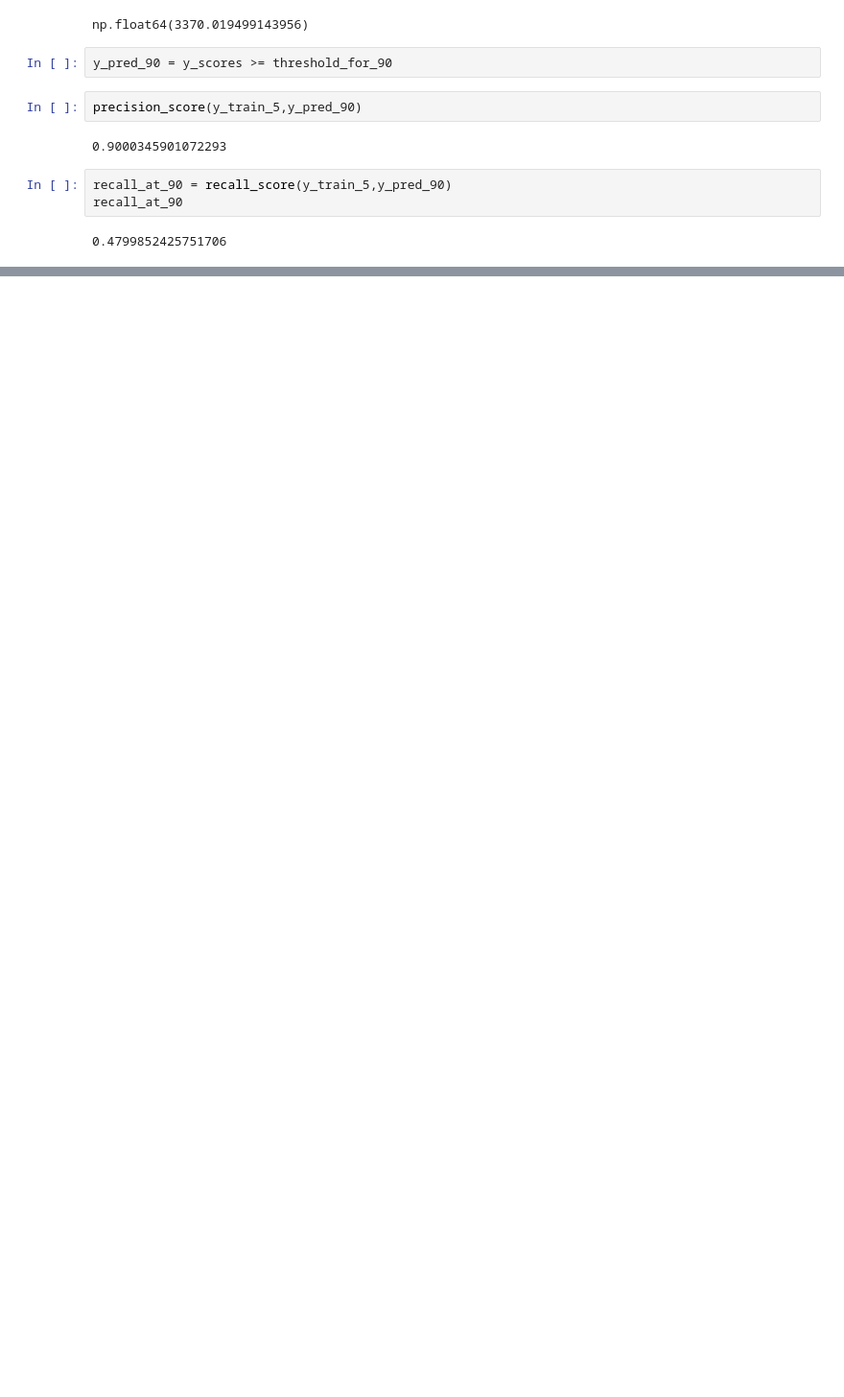
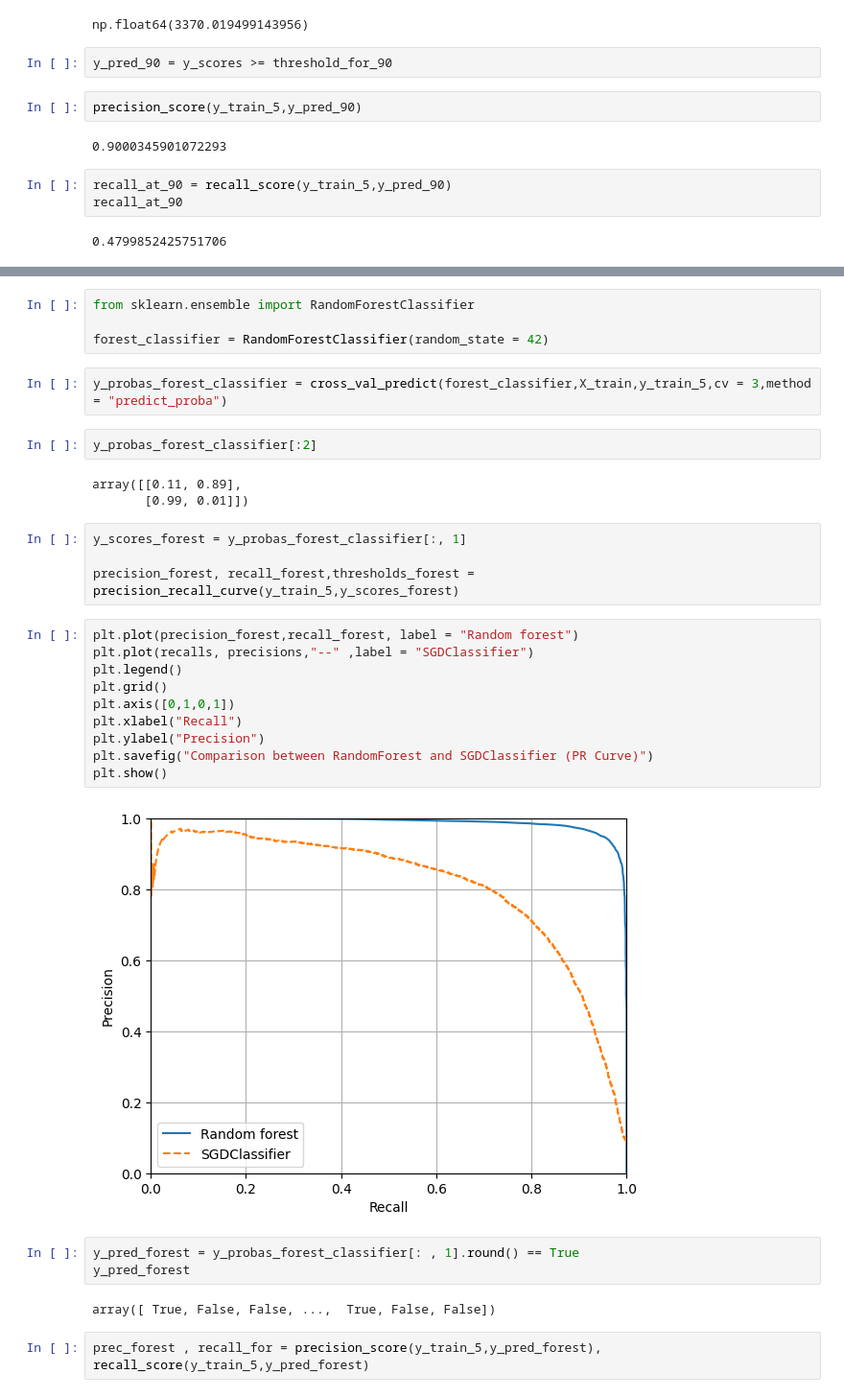
Before and after one commit to weldersalvador/ML, a Jupyter notebook: Chapter 3/Classification.ipynb, the cells around one changed output, grey strips where cells are left out. Shown at 96% size. Saved outputs shown, nothing was run; the diff lists cells and outputs as text; blank space fills up the shorter version.

```diff
--- a/Chapter 3/Classification.ipynb
+++ b/Chapter 3/Classification.ipynb
@@ -157,0 +215,34 @@ recall_at_90
+# %%
+from sklearn.ensemble import RandomForestClassifier
+
+forest_classifier = RandomForestClassifier(random_state = 42)
+# %%
+y_probas_forest_classifier = cross_val_predict(forest_classifier,X_train,y_train_5,cv = 3,method = "predict_proba")
+# %%
+y_probas_forest_classifier[:2]
+# %% [output]
+array([[0.11, 0.89],
+       [0.99, 0.01]])
+# %%
+y_scores_forest = y_probas_forest_classifier[:, 1]
+
+precision_forest, recall_forest,thresholds_forest = precision_recall_curve(y_train_5,y_scores_forest)
+# %%
+plt.plot(precision_forest,recall_forest, label = "Random forest")
+plt.plot(recalls, precisions,"--" ,label = "SGDClassifier")
+plt.legend()
+plt.grid()
+plt.axis([0,1,0,1])
+plt.xlabel("Recall")
+plt.ylabel("Precision")
+plt.savefig("Comparison between RandomForest and SGDClassifier (PR Curve)")
+plt.show()
+# %% [output]
+[figure, added]
+# %%
+y_pred_forest = y_probas_forest_classifier[: , 1].round() == True
+y_pred_forest
+# %% [output]
+array([ True, False, False, ...,  True, False, False])
+# %%
+prec_forest , recall_for = precision_score(y_train_5,y_pred_forest), recall_score(y_train_5,y_pred_forest)
```
Also changed, not shown: parts of 10 cells of this notebook, 3 other files.
